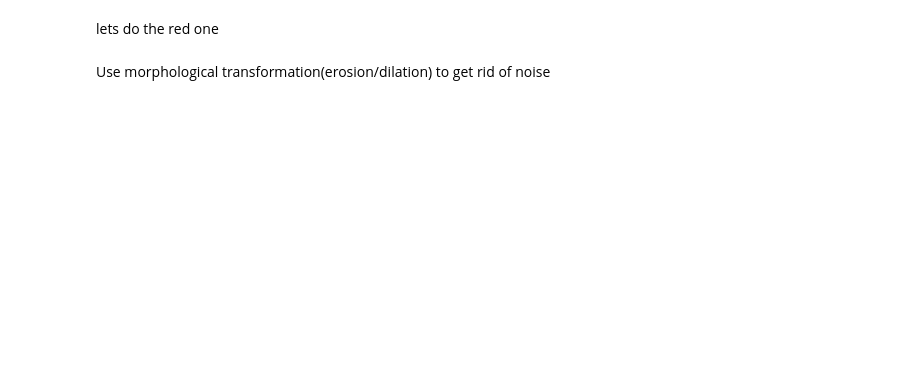
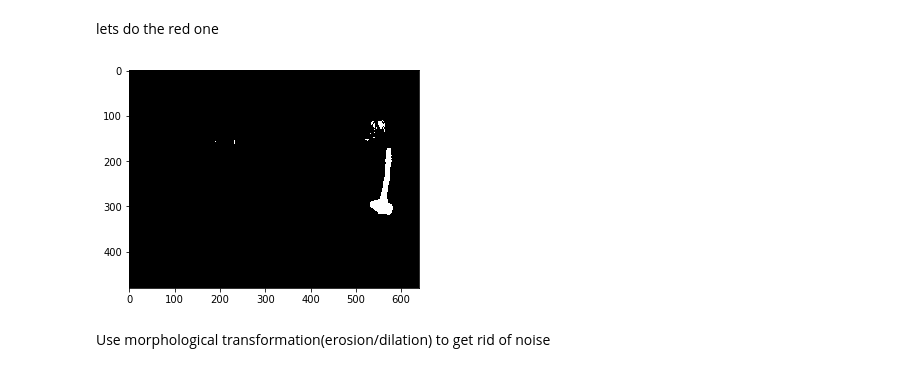
Before and after one commit to RobotX-NCTU/jupyter_notebook, a Jupyter notebook: totem_detector.ipynb, the cells around one changed output. Saved outputs shown, nothing was run; the diff lists cells and outputs as text; code cells hidden in the pictures; blank space fills up the shorter version.

Commit message:
add red visualization

```diff
--- a/totem_detector.ipynb
+++ b/totem_detector.ipynb
@@ -52,6 +52,11 @@ RedHSVlow = np.array([0,100,100], dtype=np.uint8)
 RedHSVhigh = np.array([20,255,255], dtype=np.uint8)
 # %%
 red_threshed = cv2.inRange(hsvimg, RedHSVlow, RedHSVhigh)
+# %%
+plt.imshow(red_threshed, cmap = 'gray')
+plt.show()
+# %% [output]
+[figure, added]
 # %% [markdown]
 Use morphological transformation(erosion/dilation) to get rid of noise
 # %%
```
Also changed, not shown: parts of 8 cells of this notebook.
